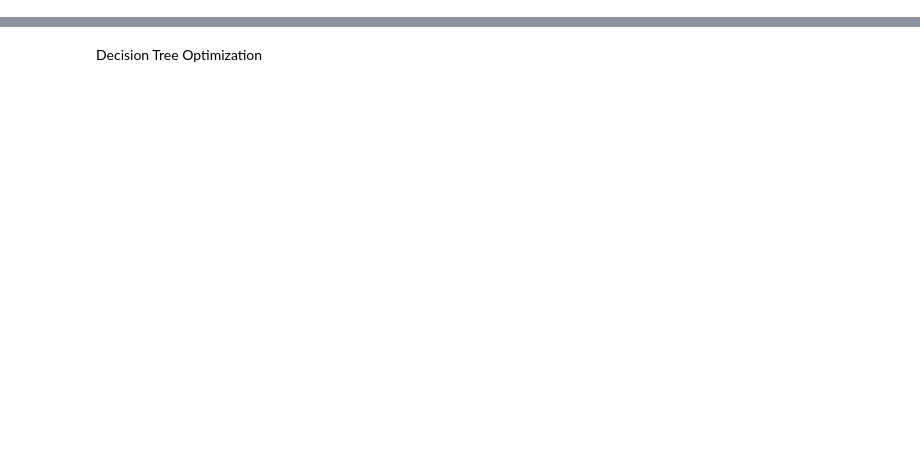
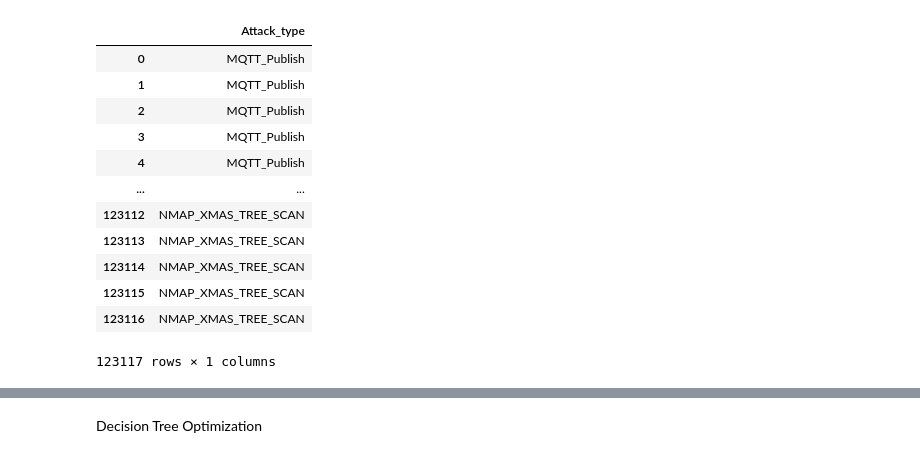
Before and after one commit to TheHardy04/IDS-ML, a Jupyter notebook: notebooks/grid_search.ipynb, the cells around one changed output, grey strips where cells are left out. Cells and saved outputs as stored; diff of their text form; code cells hidden in the pictures; blank space fills up the shorter version.

```diff
--- a/notebooks/grid_search.ipynb
+++ b/notebooks/grid_search.ipynb
@@ -32,5 +122,18 @@ data
 # %%
-X = data.drop(columns=['Attack_type'])
-y = data['Attack_type']
+y
+# %% [output]
+|  | Attack_type |
+| 0 | MQTT_Publish |
+| 1 | MQTT_Publish |
+| 2 | MQTT_Publish |
+| 3 | MQTT_Publish |
+| 4 | MQTT_Publish |
+| ... | ... |
+| 123112 | NMAP_XMAS_TREE_SCAN |
+| 123113 | NMAP_XMAS_TREE_SCAN |
+| 123114 | NMAP_XMAS_TREE_SCAN |
+| 123115 | NMAP_XMAS_TREE_SCAN |
+| 123116 | NMAP_XMAS_TREE_SCAN |
+123117 rows × 1 columns
 # %%
 X = X.select_dtypes(include=[np.number])
```
Also changed, not shown: parts of 19 cells of this notebook, 1 other file.
